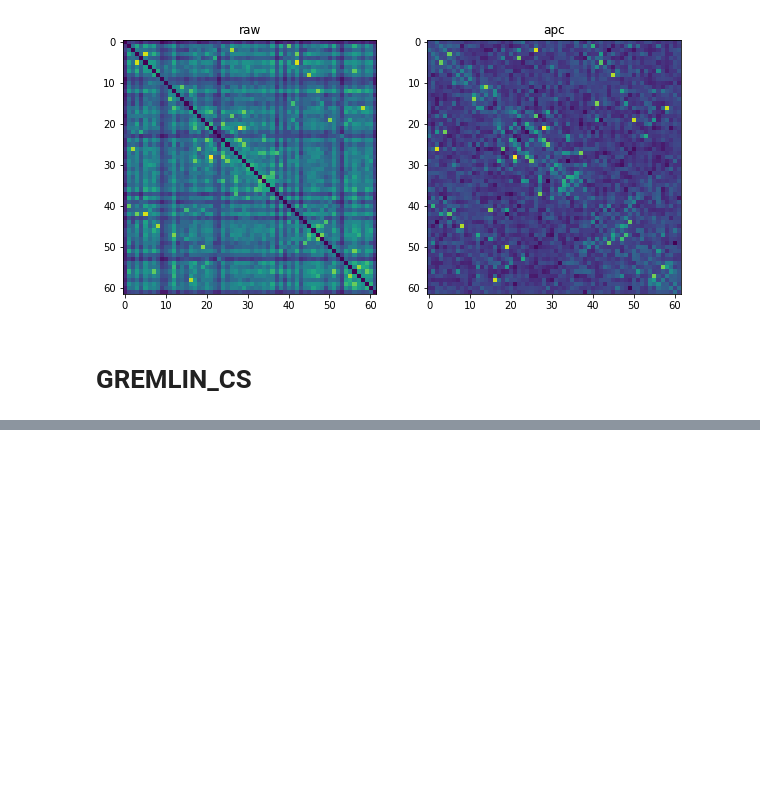
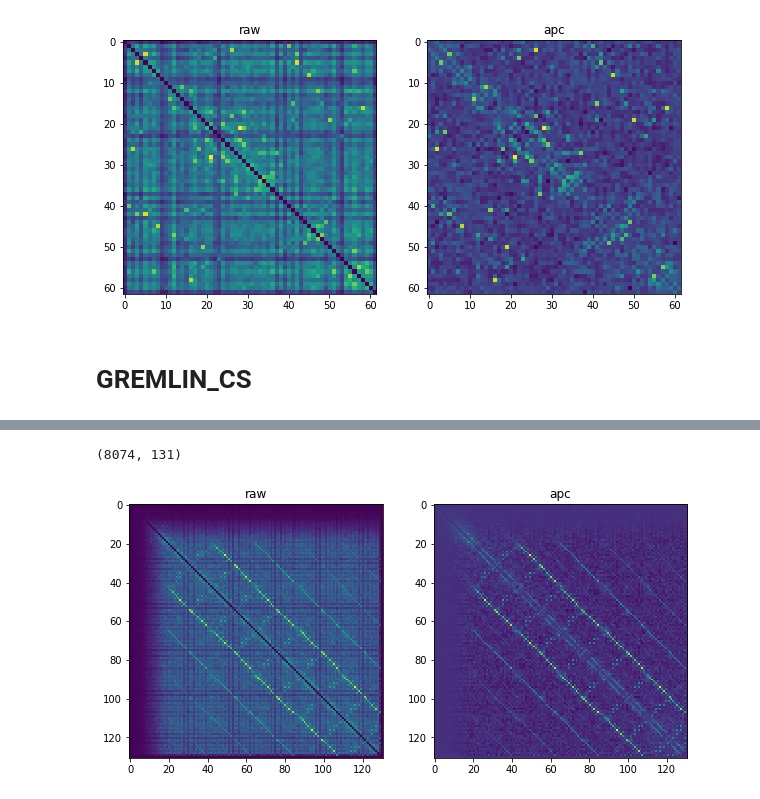
Before and after one commit to whbpt/GREMLIN_CPP, a Jupyter notebook: GREMLIN_CS_simple.ipynb, the cells around one changed output, grey strips where cells are left out. Saved outputs shown, nothing was run; the diff lists cells and outputs as text; code cells hidden in the pictures; blank space fills up the shorter version.

```diff
--- a/GREMLIN_CS_simple.ipynb
+++ b/GREMLIN_CS_simple.ipynb
@@ -431,0 +437,8 @@ plt.show()
+# %%
+from google.colab import files
+
+uploaded = files.upload()
+
+for fn in uploaded.keys():
+  print('User uploaded file "{name}" with length {length} bytes'.format(
+      name=fn, length=len(uploaded[fn])))
@@ -431,0 +449,29 @@ plt.show()
+# %%
+names,seqs = parse_fasta(list(uploaded.keys())[0])
+msa_query, _ = mk_msa(seqs)
+print(msa_ref.shape)
+# %% [output]
+(8074, 131)
+# %%
+W,_ = GREMLIN_CS(msa_query,
+                 lambda_     = 2.0,
+                 msa_weights = None,
+                 opt_iter    = 100,
+                 batch_size  = 100,
+                 reduce_dim  = 10,
+                 S1 = S1)
+# %%
+raw, apc = get_mtx(W)
+
+plt.figure(figsize=(10,5))
+plt.subplot(1,2,1)
+plt.imshow(raw)
+plt.grid(False)
+plt.title("raw")
+plt.subplot(1,2,2)
+plt.imshow(apc)
+plt.grid(False)
+plt.title("apc")
+plt.show()
+# %% [output]
+[figure, added]
```
Also changed, not shown: parts of 10 cells of this notebook.
